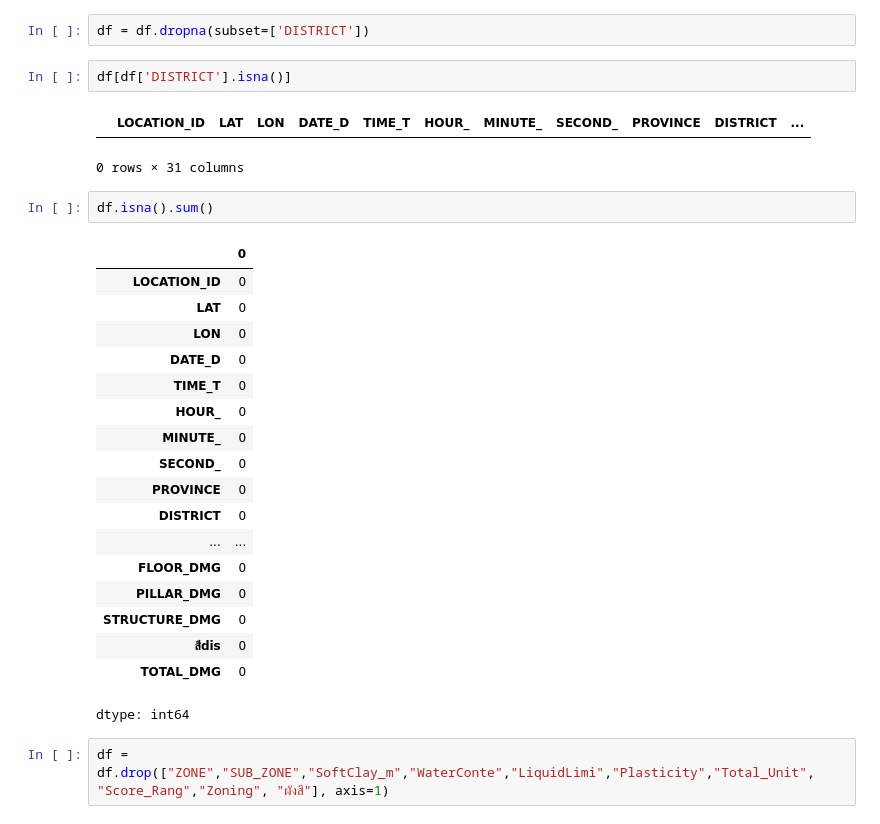
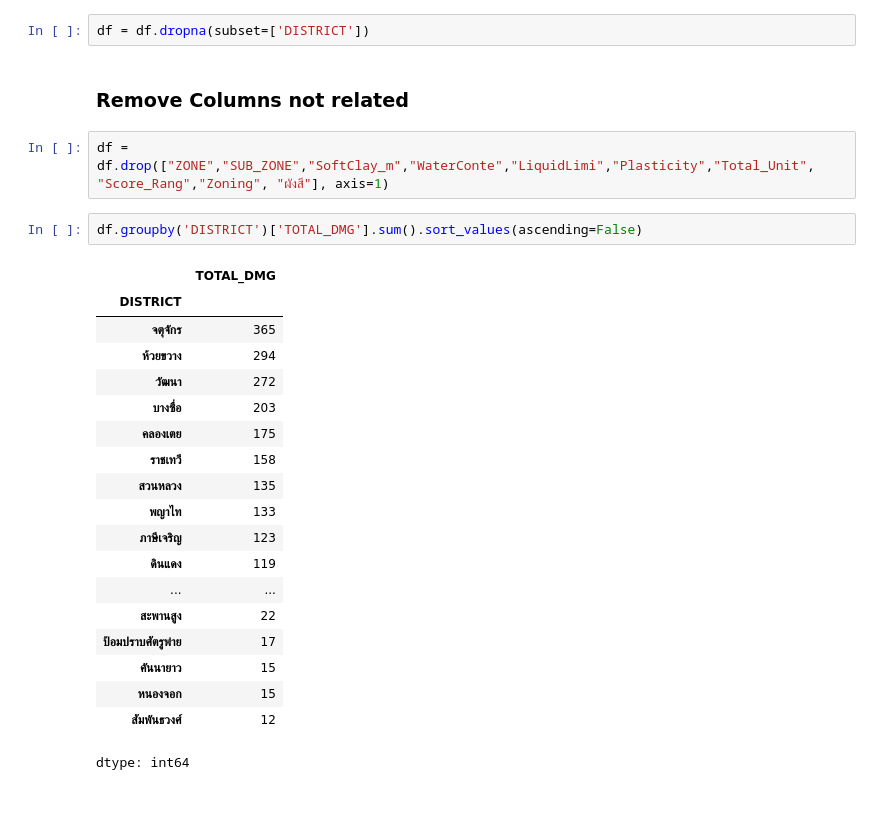
Before and after one commit to tontantip/Archive, a Jupyter notebook: portfolio/portfolio_pro1.ipynb, the cells around one changed output. Cells and saved outputs as stored; diff of their text form.

```diff
--- a/portfolio/portfolio_pro1.ipynb
+++ b/portfolio/portfolio_pro1.ipynb
@@ -143,30 +145,28 @@ memory usage: 2.8+ MB
 # %%
 df = df.dropna(subset=['DISTRICT'])
-# %%
-df[df['DISTRICT'].isna()]
-# %% [output]
-|  | LOCATION_ID | LAT | LON | DATE_D | TIME_T | HOUR_ | MINUTE_ | SECOND_ | PROVINCE | DISTRICT | ... |
-0 rows × 31 columns
-# %%
-df.isna().sum()
-# %% [output]
-|  | 0 |
-| LOCATION_ID | 0 |
-| LAT | 0 |
-| LON | 0 |
-| DATE_D | 0 |
-| TIME_T | 0 |
-| HOUR_ | 0 |
-| MINUTE_ | 0 |
-| SECOND_ | 0 |
-| PROVINCE | 0 |
-| DISTRICT | 0 |
-| ... | ... |
-| FLOOR_DMG | 0 |
-| PILLAR_DMG | 0 |
-| STRUCTURE_DMG | 0 |
-| สีdis | 0 |
-| TOTAL_DMG | 0 |
-dtype: int64
+# %% [markdown]
+### Remove Columns not related
 # %%
 df = df.drop(["ZONE","SUB_ZONE","SoftClay_m","WaterConte","LiquidLimi","Plasticity","Total_Unit", "Score_Rang","Zoning", "ผังสี"], axis=1)
+# %%
+df.groupby('DISTRICT')['TOTAL_DMG'].sum().sort_values(ascending=False)
+# %% [output]
+|  | TOTAL_DMG |
+| DISTRICT |  |
+| จตุจักร | 365 |
+| ห้วยขวาง | 294 |
+| วัฒนา | 272 |
+| บางซื่อ | 203 |
+| คลองเตย | 175 |
+| ราชเทวี | 158 |
+| สวนหลวง | 135 |
+| พญาไท | 133 |
+| ภาษีเจริญ | 123 |
+| ดินแดง | 119 |
+| ... | ... |
+| สะพานสูง | 22 |
+| ป้อมปราบศัตรูพ่าย | 17 |
+| คันนายาว | 15 |
+| หนองจอก | 15 |
+| สัมพันธวงศ์ | 12 |
+dtype: int64
```
Also changed, not shown: parts of 8 cells of this notebook.
